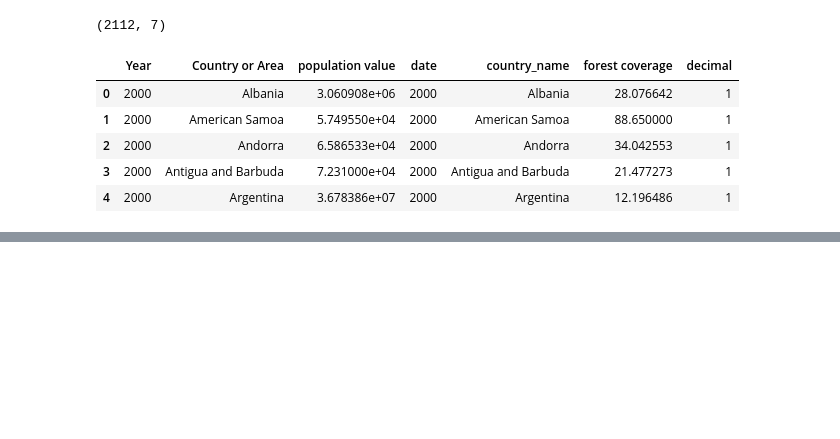
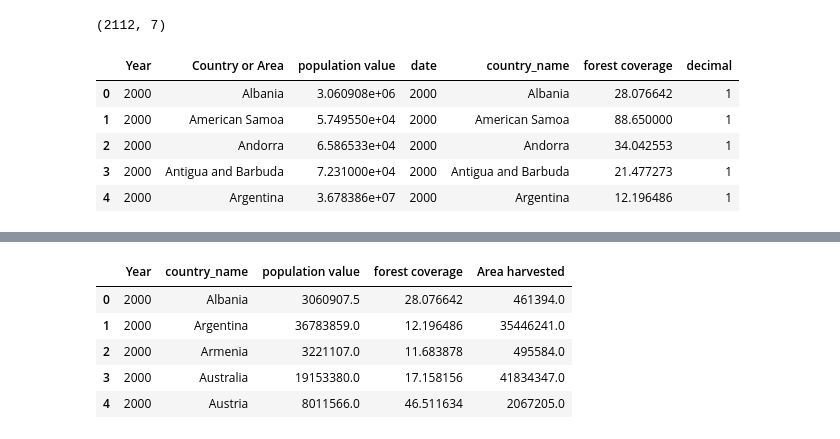
Before and after one commit to BoSuto/Specialist-Certificate-in-Data-Analytics-Essential-Jan-2023, a Jupyter notebook: Project_May_2023.ipynb, the cells around one changed output, grey strips where cells are left out. Drawn from its saved outputs; the diff is of its cells as text; code cells hidden in the pictures; blank space fills up the shorter version.

```diff
--- a/Project_May_2023.ipynb
+++ b/Project_May_2023.ipynb
@@ -465,0 +439,15 @@ final_df.to_csv('final_df.csv')
+# %%
+counts = final_df['country_name'].value_counts()
+valid_countries = counts[counts >= 20].index.tolist()
+
+final_df_filtered = final_df[final_df['country_name'].isin(valid_countries)]
+
+
+final_df_filtered.head()
+# %% [output]
+|  | Year | country_name | population value | forest coverage | Area harvested |
+| 0 | 2000 | Albania | 3060907.5 | 28.076642 | 461394.0 |
+| 1 | 2000 | Argentina | 36783859.0 | 12.196486 | 35446241.0 |
+| 2 | 2000 | Armenia | 3221107.0 | 11.683878 | 495584.0 |
+| 3 | 2000 | Australia | 19153380.0 | 17.158156 | 41834347.0 |
+| 4 | 2000 | Austria | 8011566.0 | 46.511634 | 2067205.0 |
```
Also changed, not shown: parts of 25 cells of this notebook.
